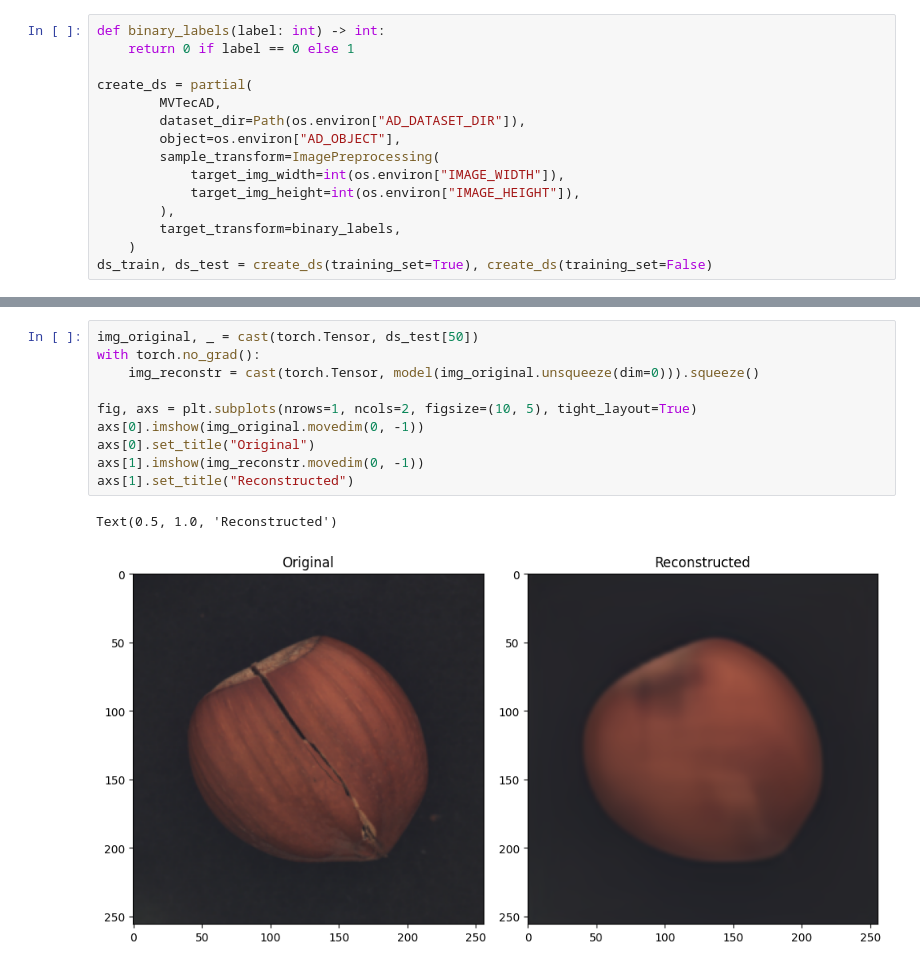
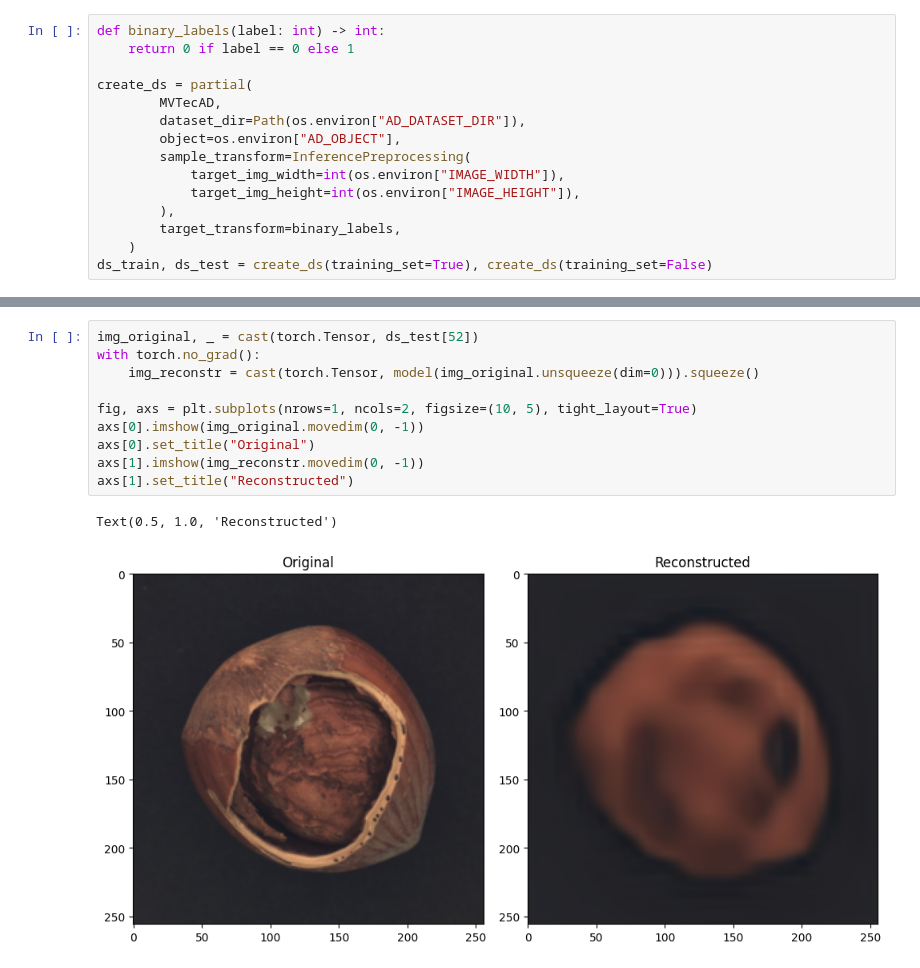
Before and after one commit to es-ude/anomaly-detection-demo, a Jupyter notebook: notebooks/anomaly_detection.ipynb, the cells around one changed output, grey strips where cells are left out. Saved outputs shown, nothing was run; the diff lists cells and outputs as text.

```diff
--- a/notebooks/anomaly_detection.ipynb
+++ b/notebooks/anomaly_detection.ipynb
@@ -31,7 +31,7 @@ create_ds = partial(
         MVTecAD,
         dataset_dir=Path(os.environ["AD_DATASET_DIR"]),
         object=os.environ["AD_OBJECT"],
-        sample_transform=ImagePreprocessing(
+        sample_transform=InferencePreprocessing(
             target_img_width=int(os.environ["IMAGE_WIDTH"]),
             target_img_height=int(os.environ["IMAGE_HEIGHT"]),
         ),
@@ -61,16 +61,16 @@ Autoencoder(
   )
 )
 # %%
-img_original, _ = cast(torch.Tensor, ds_test[50])
+img_original, _ = cast(torch.Tensor, ds_test[52])
 with torch.no_grad():
     img_reconstr = cast(torch.Tensor, model(img_original.unsqueeze(dim=0))).squeeze()
 
 fig, axs = plt.subplots(nrows=1, ncols=2, figsize=(10, 5), tight_layout=True)
 axs[0].imshow(img_original.movedim(0, -1))
 axs[0].set_title("Original")
 axs[1].imshow(img_reconstr.movedim(0, -1))
 axs[1].set_title("Reconstructed")
 # %% [output]
 Text(0.5, 1.0, 'Reconstructed')
-[figure, old version]
+[figure, new version]
 # %%
```
Also changed, not shown: parts of 10 cells of this notebook, 4 other files.
